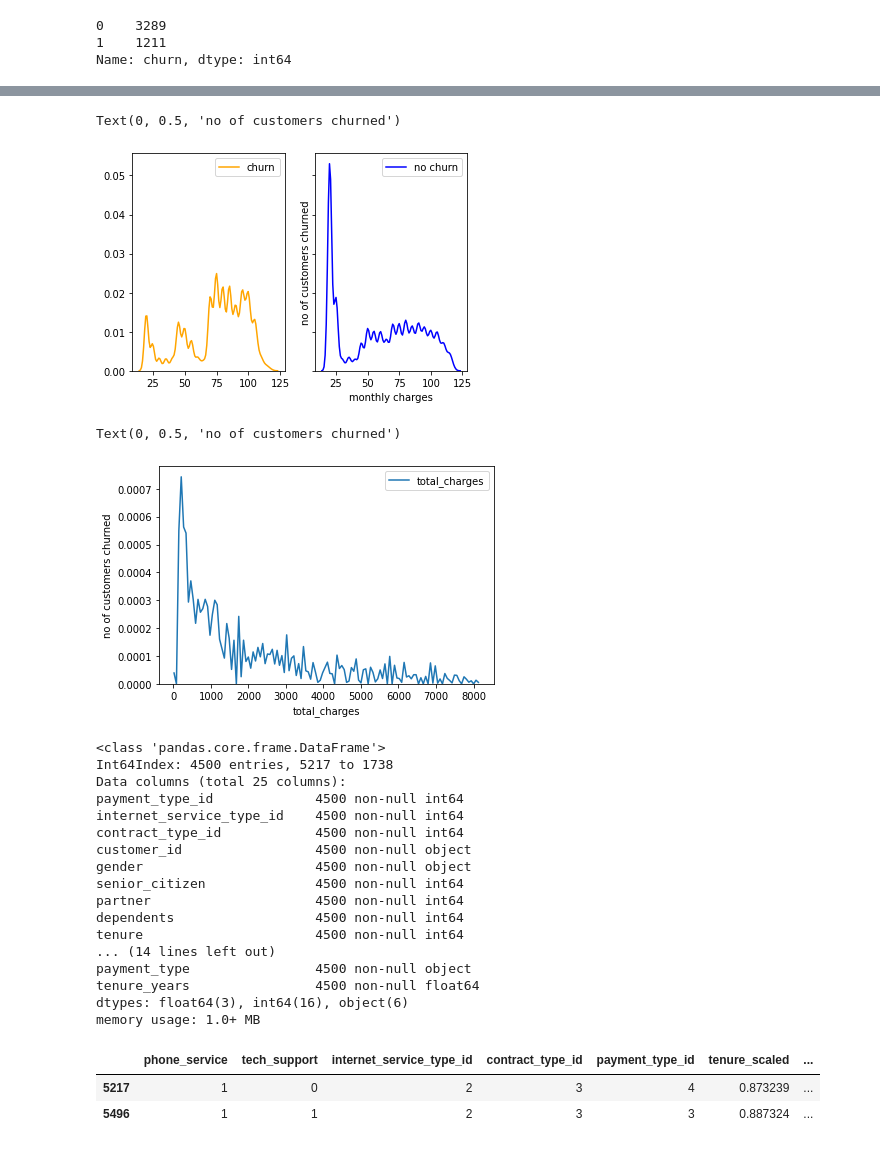
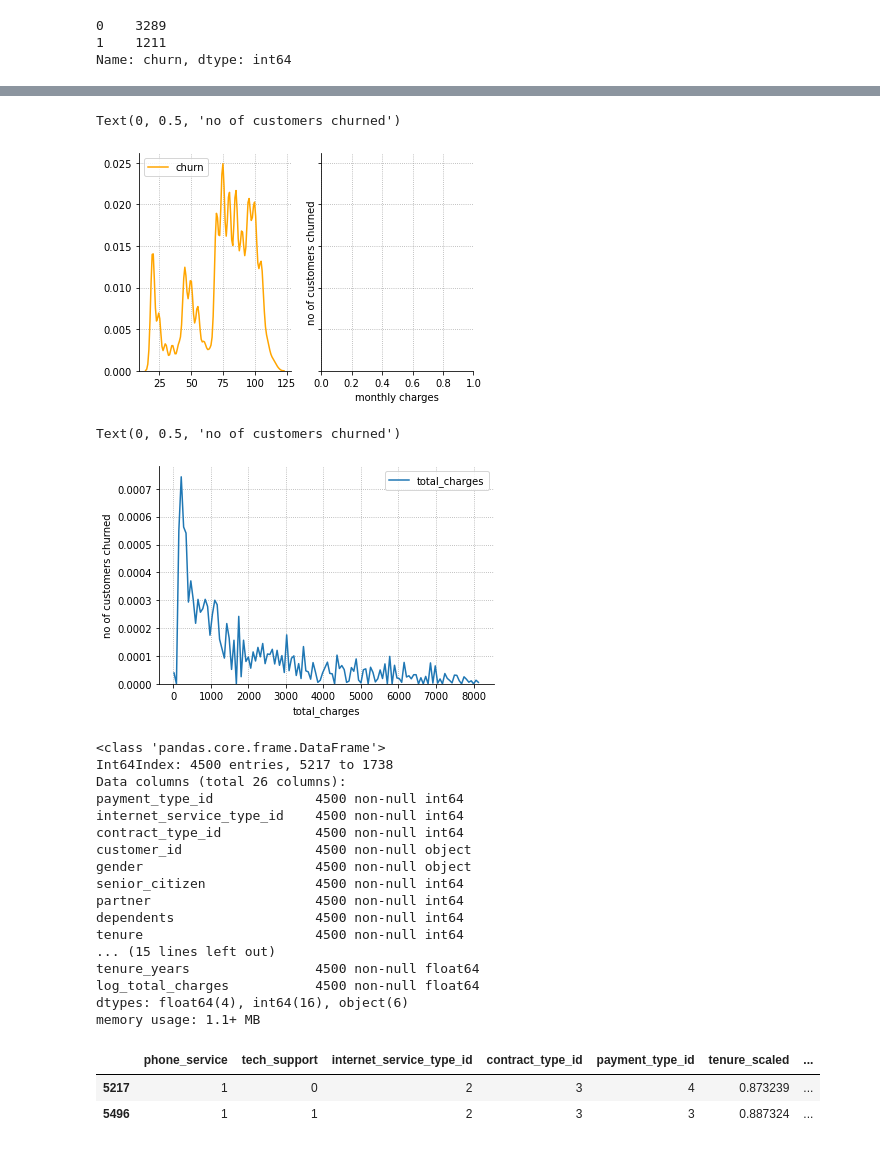
Before and after one commit to ravinder79/Telco_Churn, a Jupyter notebook: Telco_churn_ravinder.ipynb, the cells around one changed output, grey strips where cells are left out. Cells and saved outputs as stored; diff of their text form; code cells hidden in the pictures.

```diff
--- a/Telco_churn_ravinder.ipynb
+++ b/Telco_churn_ravinder.ipynb
@@ -19,6 +19,7 @@ from sklearn.neighbors import KNeighborsClassifier
 import knn_lesson_util as util
 import wrangle
 import encode
+sns.set()
 # %%
 df = acquire_r.get_data_from_sql()
 # %%
@@ -159,0 +165,2 @@ train.head(3)
+# %%
+train['services'] = train.online_security + train.online_backup + train.device_protection + train.tech_support + train.streaming_tv
@@ -681,27 +924,27 @@ Text(0, 0.5, 'no of customers churned')
 # %%
 
 f, axes = plt.subplots(1, 2, sharey = True)
 sns.kdeplot(train[train.churn ==1].monthly_charges, bw=1.5, label = 'churn', ax=axes[0], color = 'orange')
-sns.kdeplot(train[train.churn ==0].monthly_charges, bw=1.5, label = 'no churn', ax=axes[1], color = 'blue')
+#sns.kdeplot(train[train.churn ==0].monthly_charges, bw=1.5, label = 'no churn', ax=axes[1], color = 'blue')
 
 plt.xlabel('monthly charges')
 plt.ylabel('no of customers churned')
 # %% [output]
 Text(0, 0.5, 'no of customers churned')
-[figure, old version]
+[figure, new version]
 # %%
 sns.kdeplot(train[train.churn ==1].total_charges, bw=1.0)
 plt.xlabel('total_charges')
 plt.ylabel('no of customers churned')
 # %% [output]
 Text(0, 0.5, 'no of customers churned')
-[figure, old version]
+[figure, new version]
 # %%
 train.info()
 # %% [output]
 <class 'pandas.core.frame.DataFrame'>
 Int64Index: 4500 entries, 5217 to 1738
-Data columns (total 25 columns):
+Data columns (total 26 columns):
 payment_type_id             4500 non-null int64
 internet_service_type_id    4500 non-null int64
 contract_type_id            4500 non-null int64
@@ -711,11 +954,11 @@ senior_citizen              4500 non-null int64
 partner                     4500 non-null int64
 dependents                  4500 non-null int64
 tenure                      4500 non-null int64
-... (14 lines left out)
-payment_type                4500 non-null object
+... (15 lines left out)
 tenure_years                4500 non-null float64
-dtypes: float64(3), int64(16), object(6)
-memory usage: 1.0+ MB
+log_total_charges           4500 non-null float64
+dtypes: float64(4), int64(16), object(6)
+memory usage: 1.1+ MB
 # %%
 X_train = train[['tenure', 'phone_service', 'tech_support','total_charges', 'internet_service_type_id', 'monthly_charges', 'contract_type_id','payment_type_id']]
 y_train = train[['churn']]
```
Also changed, not shown: parts of 87 cells of this notebook.
